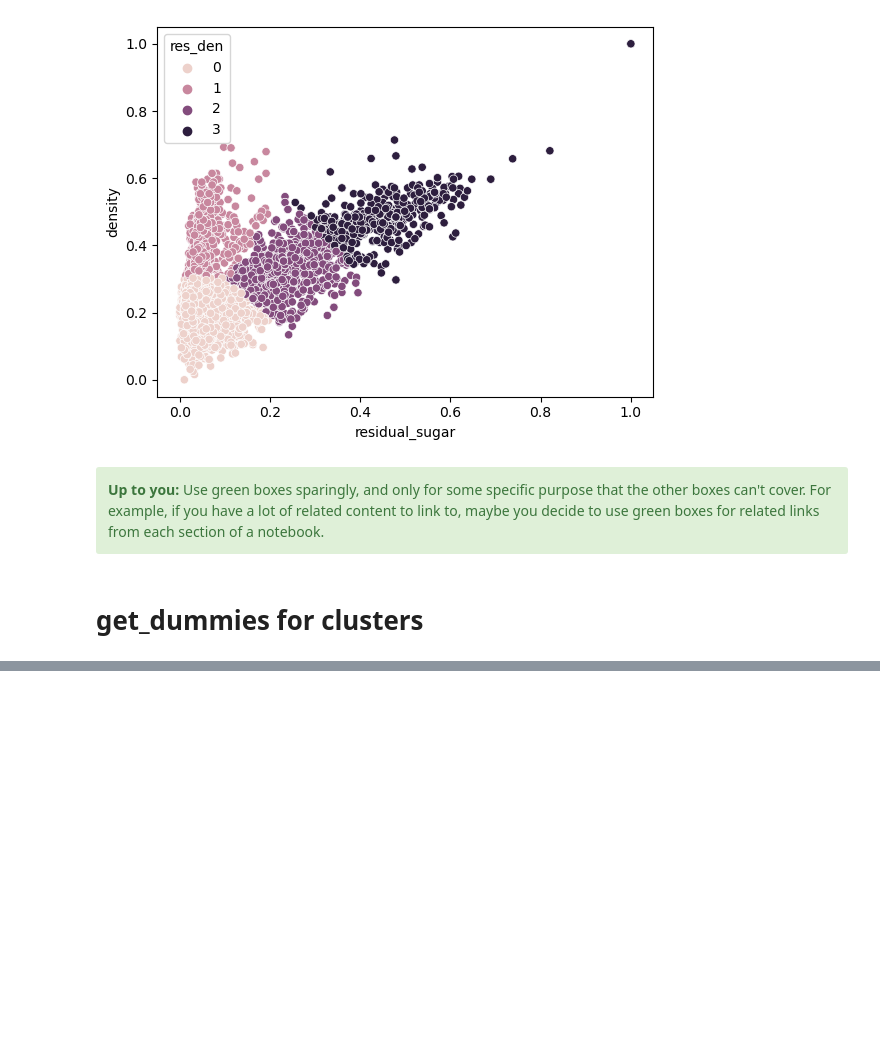
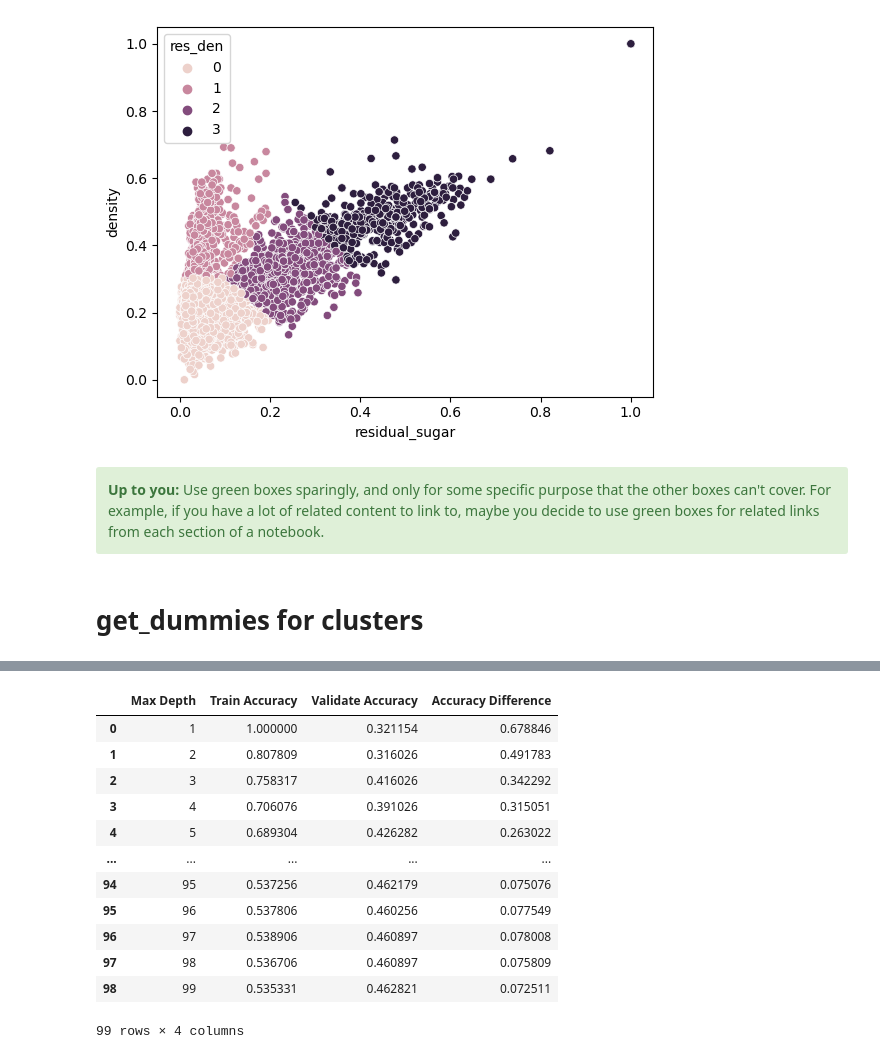
Before and after one commit to lets-wine-about-it/wine-research, a Jupyter notebook: wine-notebook.ipynb, the cells around one changed output, grey strips where cells are left out. Cells and saved outputs as stored; diff of their text form; code cells hidden in the pictures; blank space fills up the shorter version.

```diff
--- a/wine-notebook.ipynb
+++ b/wine-notebook.ipynb
@@ -583,0 +797,32 @@ NameError: name 'rf' is not defined
+# %%
+def get_knn(x_train, x_validate, y_train, y_validate):
+    results = []
+    for n in range(1, 100):
+            knn = KNeighborsClassifier(n_neighbors=n, weights='uniform')
+
+            knn.fit(x_train, y_train)
+
+            train_acc = knn.score(x_train, y_train)
+            validate_acc = knn.score(x_validate, y_validate)
+            accuracy_diff = train_acc - validate_acc
+
+            results.append([n, train_acc, validate_acc, accuracy_diff])
+
+    results_df = pd.DataFrame(results, columns=['Max Depth', 'Train Accuracy', 'Validate Accuracy', 'Accuracy Difference'])
+    return results_df
+# %%
+get_knn(x_trains, x_validates, y_train, y_validate)
+# %% [output]
+|  | Max Depth | Train Accuracy | Validate Accuracy | Accuracy Difference |
+| 0 | 1 | 1.000000 | 0.321154 | 0.678846 |
+| 1 | 2 | 0.807809 | 0.316026 | 0.491783 |
+| 2 | 3 | 0.758317 | 0.416026 | 0.342292 |
+| 3 | 4 | 0.706076 | 0.391026 | 0.315051 |
+| 4 | 5 | 0.689304 | 0.426282 | 0.263022 |
+| ... | ... | ... | ... | ... |
+| 94 | 95 | 0.537256 | 0.462179 | 0.075076 |
+| 95 | 96 | 0.537806 | 0.460256 | 0.077549 |
+| 96 | 97 | 0.538906 | 0.460897 | 0.078008 |
+| 97 | 98 | 0.536706 | 0.460897 | 0.075809 |
+| 98 | 99 | 0.535331 | 0.462821 | 0.072511 |
+99 rows × 4 columns
```
Also changed, not shown: parts of 40 cells of this notebook.
